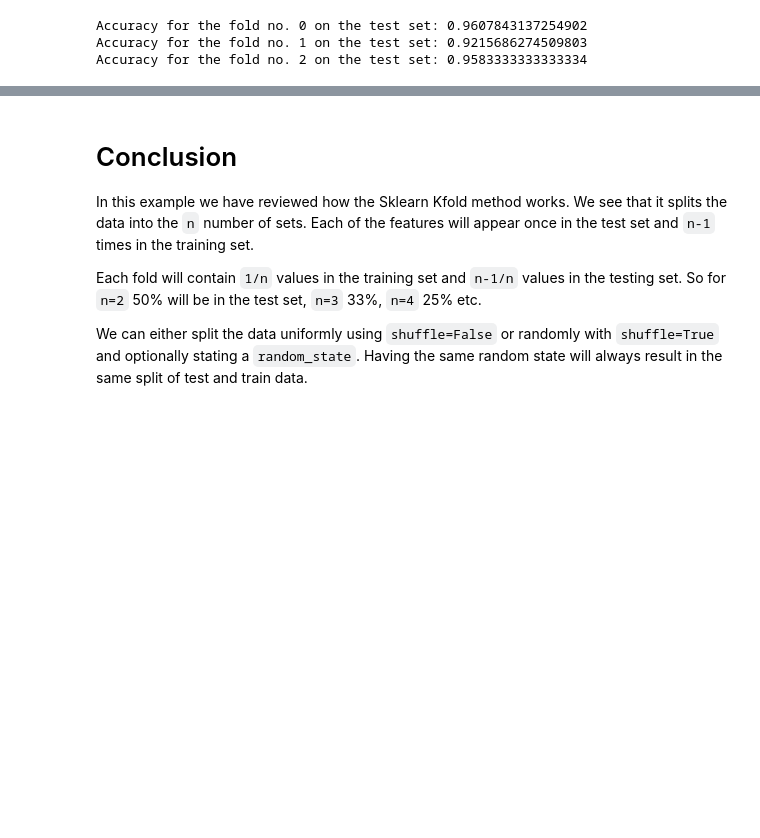
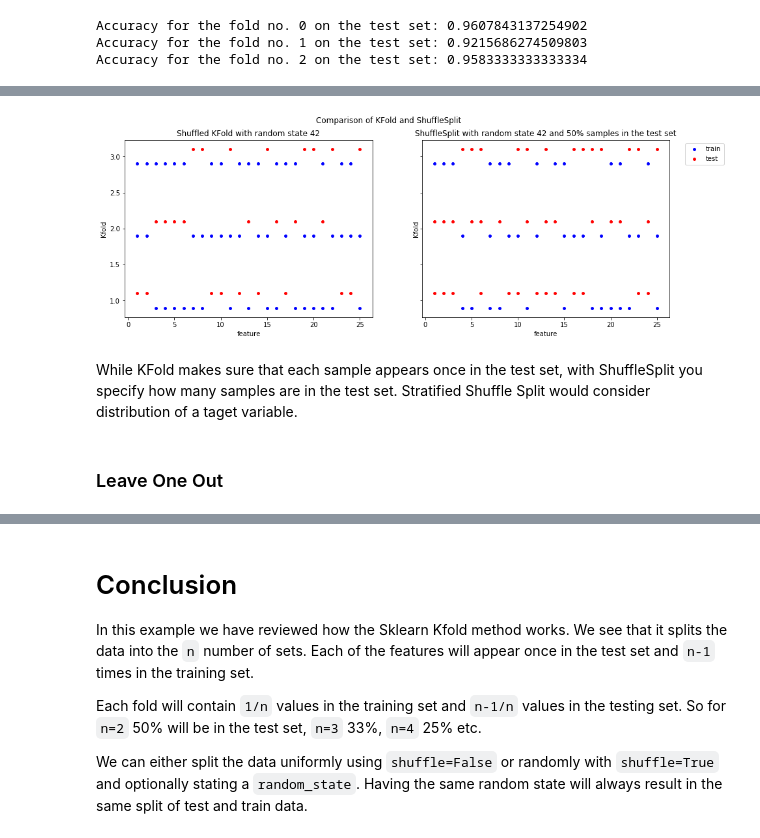
Before and after one commit to vaasha/Machine-leaning-in-examples, a Jupyter notebook: sklearn/cross-validation/Cross Validation.ipynb, the cells around one changed output, grey strips where cells are left out. Cells and saved outputs as stored; diff of their text form; code cells hidden in the pictures; blank space fills up the shorter version.

```diff
--- a/sklearn/cross-validation/Cross Validation.ipynb
+++ b/sklearn/cross-validation/Cross Validation.ipynb
@@ -336,0 +448,29 @@ Accuracy for the fold no. 2 on the test set: 0.9583333333333334
+# %%
+from sklearn.model_selection import ShuffleSplit
+
+kf42 = KFold(n_splits=3, shuffle=True, random_state=42)
+ss = ShuffleSplit(n_splits=3, test_size=0.5, random_state=42)
+# %%
+train42, test42 = kfoldize(kf42,rn)
+train123, test123 = kfoldize(ss,rn)
+
+fig,ax = plt.subplots(1,2, figsize=(15,5), sharey=True)
+ax[0].scatter(x="x",y="val",c="b",label="train",s=15,data=train42)
+ax[0].scatter(x="x",y="val",c="r",label="test",s=15,data=test42)
+ax[1].scatter(x="x",y="val",c="b",label="train",s=15,data=train123)
+ax[1].scatter(x="x",y="val",c="r",label="test",s=15,data=test123)
+ax[0].set_ylabel("Kfold")
+ax[0].set_xlabel("feature")
+ax[0].set_title("Shuffled KFold with random state 42")
+ax[1].set_ylabel("Kfold")
+ax[1].set_xlabel("feature")
+ax[1].set_title("ShuffleSplit with random state 42 and 50% samples in the test set")
+plt.suptitle("Comparison of KFold and ShuffleSplit")
+plt.legend(bbox_to_anchor=(1.05, 1))
+plt.show()
+# %% [output]
+[figure, added]
+# %% [markdown]
+While KFold makes sure that each sample appears once in the test set, with ShuffleSplit you specify how many samples are in the test set. Stratified Shuffle Split would consider distribution of a taget variable.
+# %% [markdown]
+### Leave One Out
```
Also changed, not shown: parts of 28 cells of this notebook.
